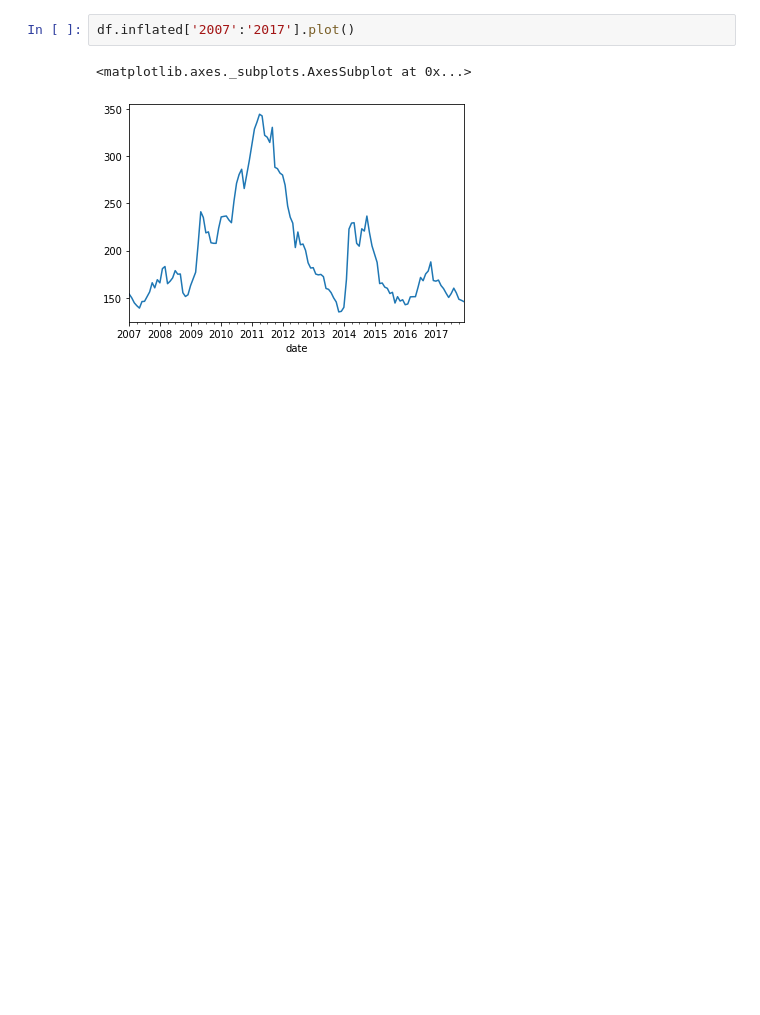
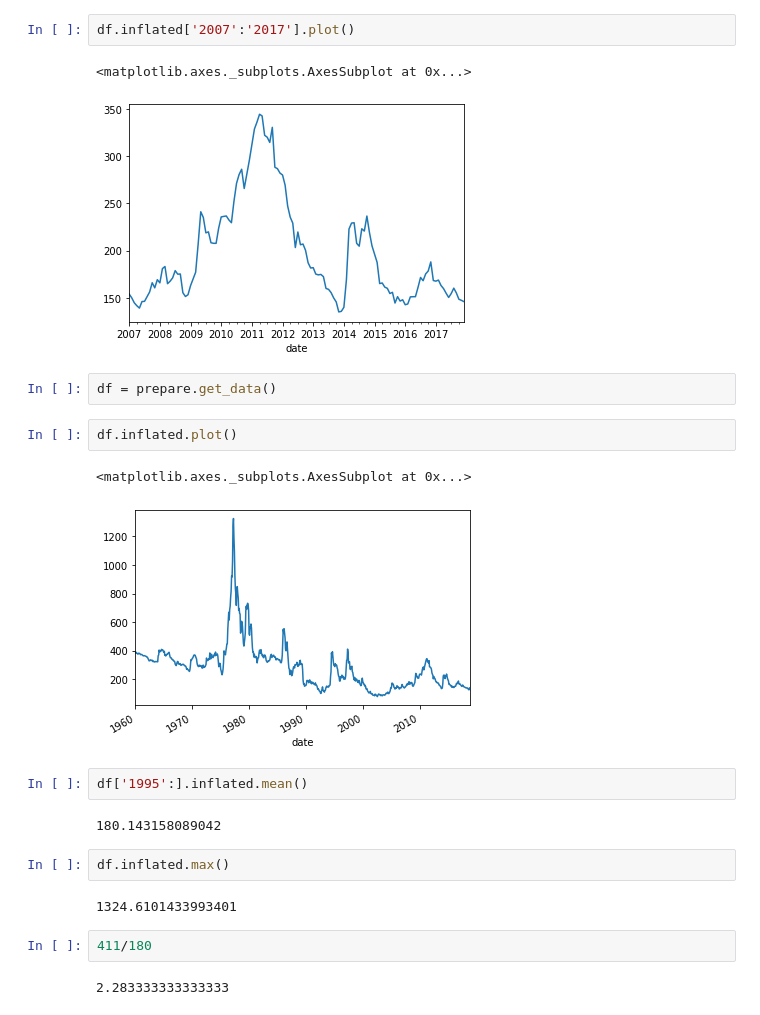
Before and after one commit to Data-Robusta/data-robusta, a Jupyter notebook: jeff_scratch.ipynb, the cells around one changed output. Drawn from its saved outputs; the diff is of its cells as text; blank space fills up the shorter version.

```diff
--- a/jeff_scratch.ipynb
+++ b/jeff_scratch.ipynb
@@ -885,3 +885,22 @@ df.inflated['2007':'2017'].plot()
 # %% [output]
 <matplotlib.axes._subplots.AxesSubplot at 0x...>
 [figure]
+# %%
+df = prepare.get_data()
+# %%
+df.inflated.plot()
+# %% [output]
+<matplotlib.axes._subplots.AxesSubplot at 0x...>
+[figure, added]
+# %%
+df['1995':].inflated.mean()
+# %% [output]
+180.143158089042
+# %%
+df.inflated.max()
+# %% [output]
+1324.6101433993401
+# %%
+411/180
+# %% [output]
+2.283333333333333
```
Also changed, not shown: parts of 2 cells of this notebook, 2 other files.
